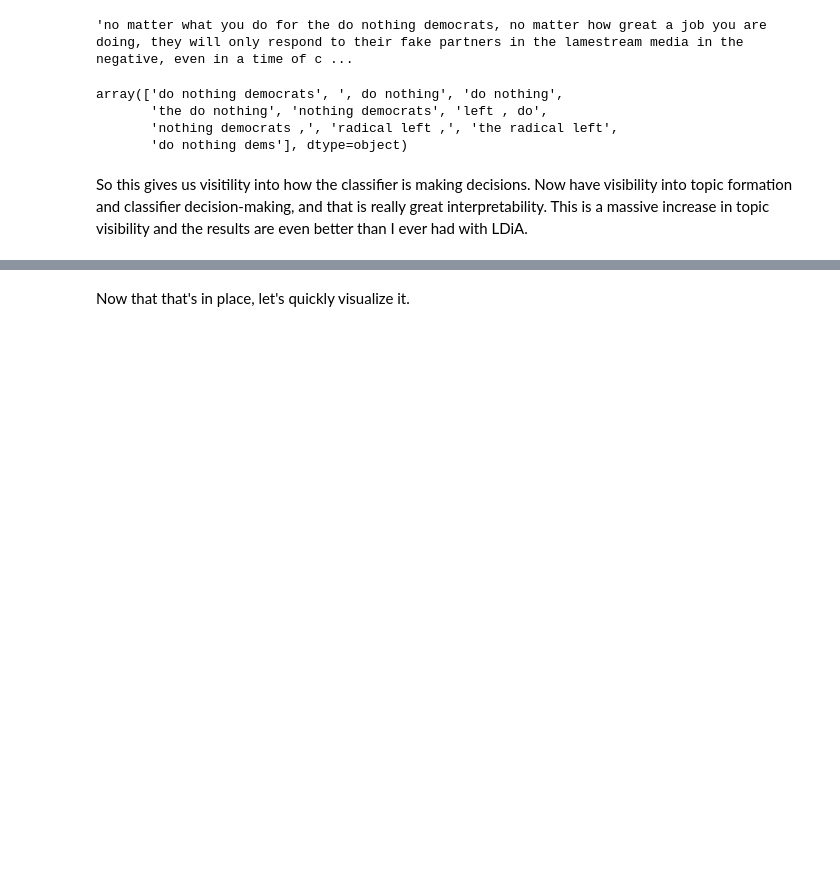
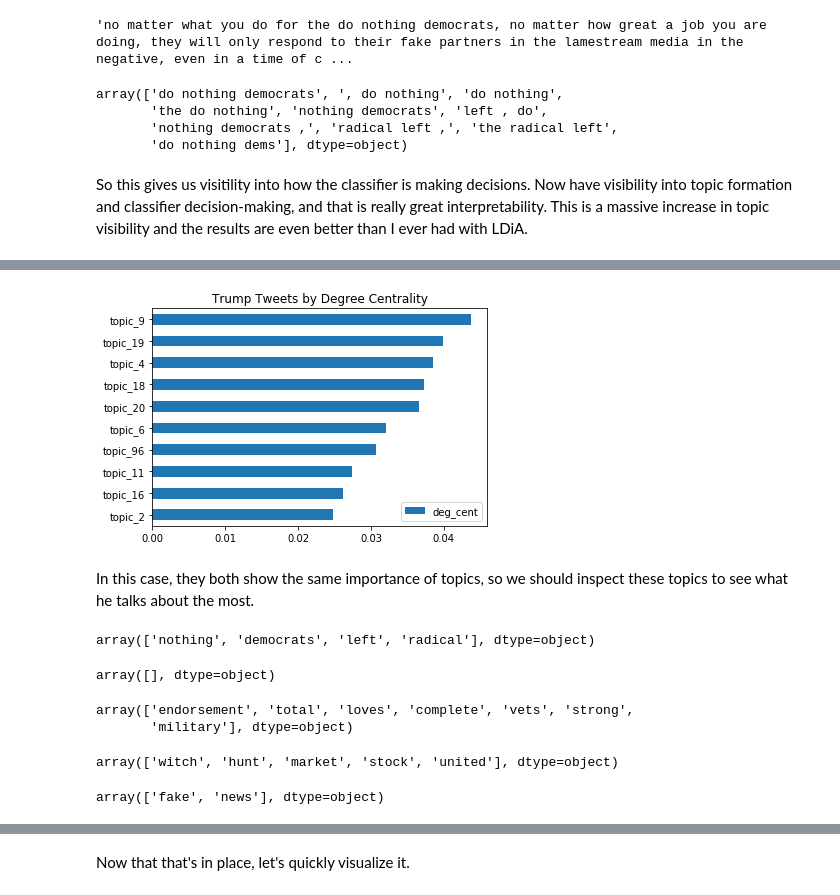
Before and after one commit to itsgorain/100DaysOfNLP, a Jupyter notebook: twitter_trump_hostile_clf_interpretable_extreme.ipynb, the cells around one changed output, grey strips where cells are left out. Drawn from its saved outputs; the diff is of its cells as text; code cells hidden in the pictures; blank space fills up the shorter version.

```diff
--- a/twitter_trump_hostile_clf_interpretable_extreme.ipynb
+++ b/twitter_trump_hostile_clf_interpretable_extreme.ipynb
@@ -533,0 +523,32 @@ Even from class_df, though, we can see which topics are associated with the most
+# %%
+degcent_df = pd.DataFrame(nx.degree_centrality(G), index=[0]).T
+degcent_df.columns = ['deg_cent']
+degcent_df = degcent_df[degcent_df.index.astype(str).str.contains('topic')]
+degcent_df.sort_values('deg_cent', ascending=False, inplace=True)
+degcent_df[0:10].plot.barh(title='Trump Tweets by Degree Centrality')
+plt.gca().invert_yaxis()
+# %% [output]
+[figure, added]
+# %% [markdown]
+In this case, they both show the same importance of topics, so we should inspect these topics to see what he talks about the most.
+# %%
+get_topic_summary('topic_9')
+# %% [output]
+array(['nothing', 'democrats', 'left', 'radical'], dtype=object)
+# %%
+get_topic_summary('topic_19') # this one mostly contains punctuation; interesting topic
+# %% [output]
+array([], dtype=object)
+# %%
+get_topic_summary('topic_4')
+# %% [output]
+array(['endorsement', 'total', 'loves', 'complete', 'vets', 'strong',
+       'military'], dtype=object)
+# %%
+get_topic_summary('topic_18')
+# %% [output]
+array(['witch', 'hunt', 'market', 'stock', 'united'], dtype=object)
+# %%
+get_topic_summary('topic_20')
+# %% [output]
+array(['fake', 'news'], dtype=object)
```
Also changed, not shown: parts of 20 cells of this notebook.
